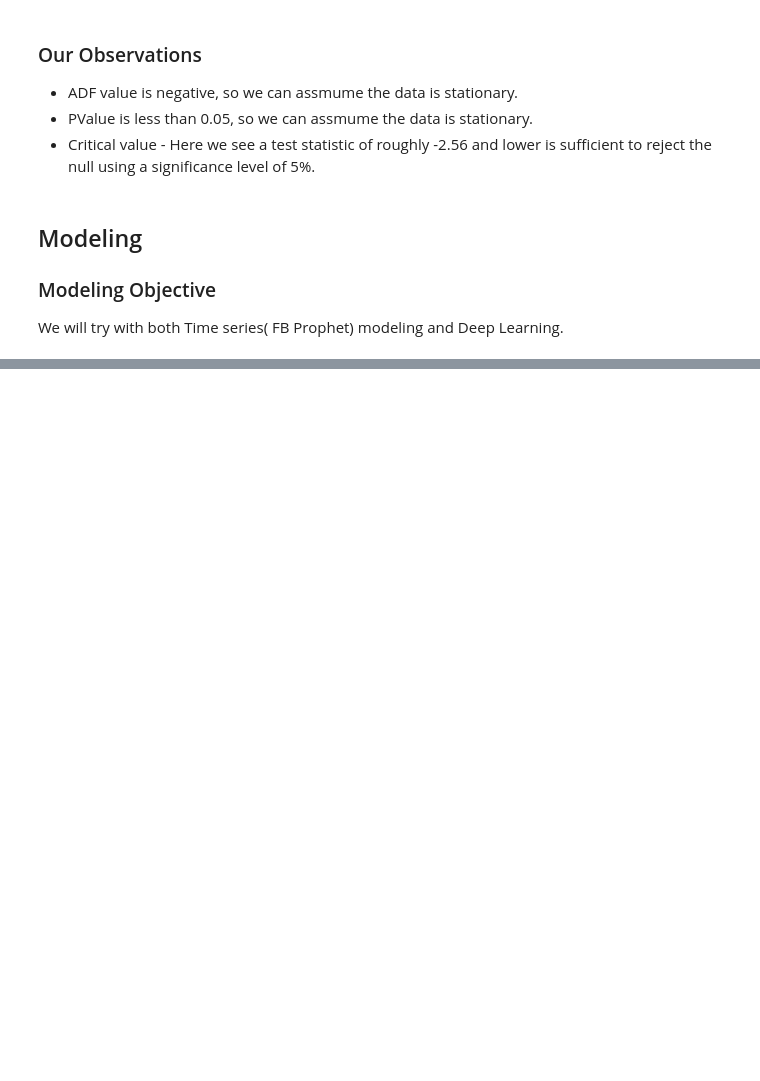
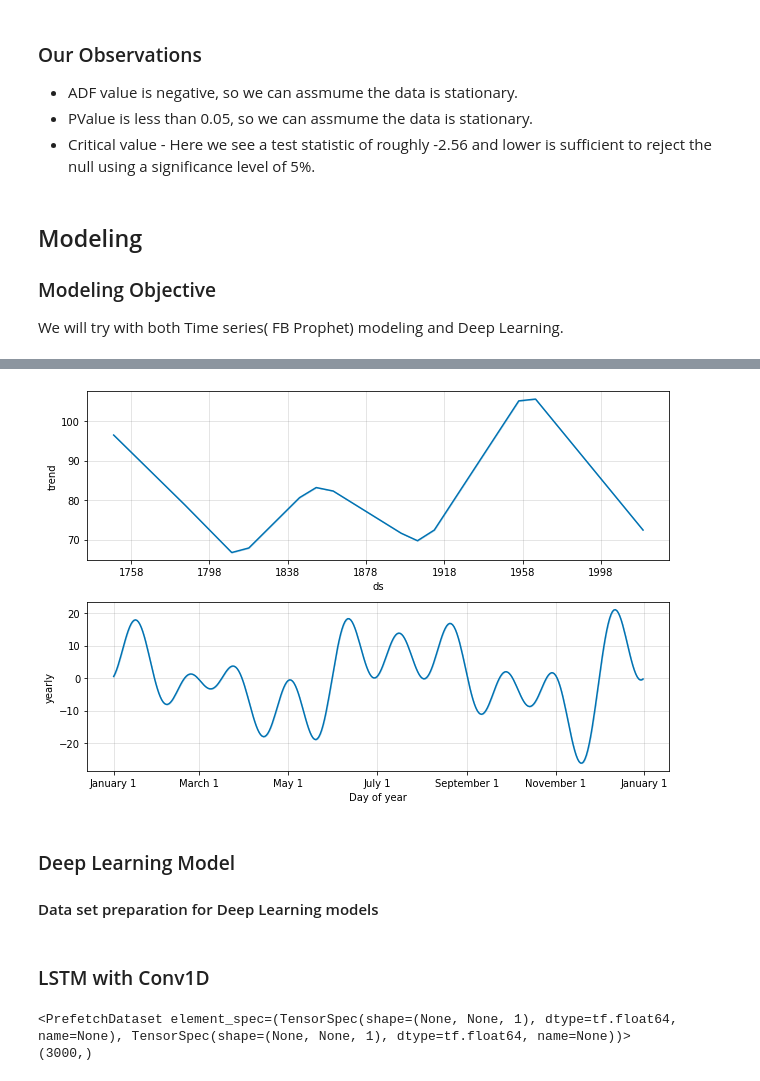
Before and after one commit to mohameddhameem/IBM-Machine-Learning, a Jupyter notebook: Time Series Survival Analysis/Final Assignment/Assignment_TimeSeries_Forecasting.ipynb, the cells around one changed output, grey strips where cells are left out. Cells and saved outputs as stored; diff of their text form; code cells hidden in the pictures; blank space fills up the shorter version.

```diff
--- a/Time Series Survival Analysis/Final Assignment/Assignment_TimeSeries_Forecasting.ipynb
+++ b/Time Series Survival Analysis/Final Assignment/Assignment_TimeSeries_Forecasting.ipynb
@@ -212,0 +215,8 @@ ValueError: ignored
+# %%
+m.plot_components(forecast);
+# %% [output]
+[figure, added]
+# %% [markdown]
+### Deep Learning Model
+
+#### Data set preparation for Deep Learning models
@@ -212,0 +253,35 @@ ValueError: ignored
+# %% [markdown]
+### LSTM with Conv1D
+# %%
+tf.keras.backend.clear_session()
+tf.random.set_seed(51)
+np.random.seed(51)
+window_size = 64
+batch_size = 256
+train_set = windowed_dataset(x_train, window_size, batch_size, shuffle_buffer_size)
+print(train_set)
+print(x_train.shape)
+
+model = tf.keras.models.Sequential([
+  tf.keras.layers.Conv1D(filters=32, kernel_size=5,
+                      strides=1, padding="causal",
+                      activation="relu",
+                      input_shape=[None, 1]),
+  tf.keras.layers.LSTM(64, return_sequences=True),
+  tf.keras.layers.LSTM(64, return_sequences=True),
+  tf.keras.layers.Dense(30, activation="relu"),
+  tf.keras.layers.Dense(10, activation="relu"),
+  tf.keras.layers.Dense(1),
+  tf.keras.layers.Lambda(lambda x: x * 400)
+])
+
+lr_schedule = tf.keras.callbacks.LearningRateScheduler(
+    lambda epoch: 1e-8 * 10**(epoch / 20))
+optimizer = tf.keras.optimizers.SGD(lr=1e-8, momentum=0.9)
+model.compile(loss=tf.keras.losses.Huber(),
+              optimizer=optimizer,
+              metrics=["mae"])
+history = model.fit(train_set, epochs=100, callbacks=[lr_schedule], verbose=0)
+# %% [output]
+<PrefetchDataset element_spec=(TensorSpec(shape=(None, None, 1), dtype=tf.float64, name=None), TensorSpec(shape=(None, None, 1), dtype=tf.float64, name=None))>
+(3000,)
```
Also changed, not shown: parts of 5 cells of this notebook.
